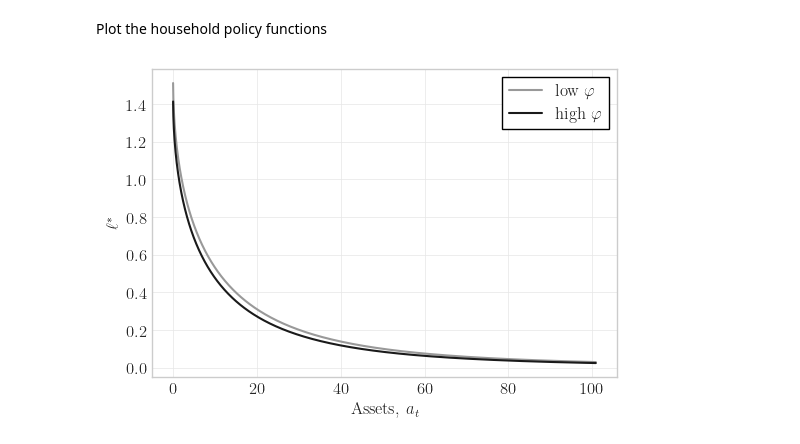
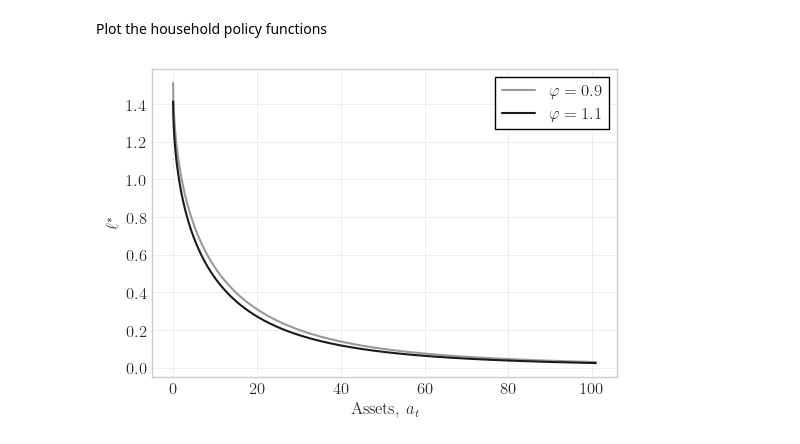
Before and after one commit to zjn123zht/HANKAssignments, a Jupyter notebook: results.ipynb, the cells around one changed output. Drawn from its saved outputs; the diff is of its cells as text; code cells hidden in the pictures.

```diff
--- a/results.ipynb
+++ b/results.ipynb
@@ -119,17 +116,17 @@ Plot the household policy functions
 # %%
 fig = plt.figure(figsize=(6,4))
 ax = fig.add_subplot(1,1,1)
 
-ax.plot(par.a_grid,ss.ell[0,1,:], color = '0.6', label = r'low $\varphi$')
-ax.plot(par.a_grid,ss.ell[1,1,:], color = '0.1', label = r'high $\varphi$')
+ax.plot(par.a_grid,ss.ell[0,1,:], color = '0.6', label = r'$\varphi = 0.9$')
+ax.plot(par.a_grid,ss.ell[1,1,:], color = '0.1', label = r'$\varphi = 1.1$')
 
 ax.grid(visible=True, which = 'major', linestyle='-', linewidth=0.5, color='0.9', zorder=0)
 ax.tick_params(axis='both', bottom=True, top=True, left=True, right=True, direction='in', which='both')
 
 ax.set_xlabel('Assets, $a_t$')
 ax.set_ylabel(r'$\ell^\ast$')
 ax.legend(frameon = True, edgecolor = 'k', facecolor = 'white', framealpha=1, fancybox=False)
 
 plt.savefig('figs/ell_pols.pdf')
 # %% [output]
-[figure, old version]
+[figure, new version]
```
Also changed, not shown: parts of 17 cells of this notebook.
